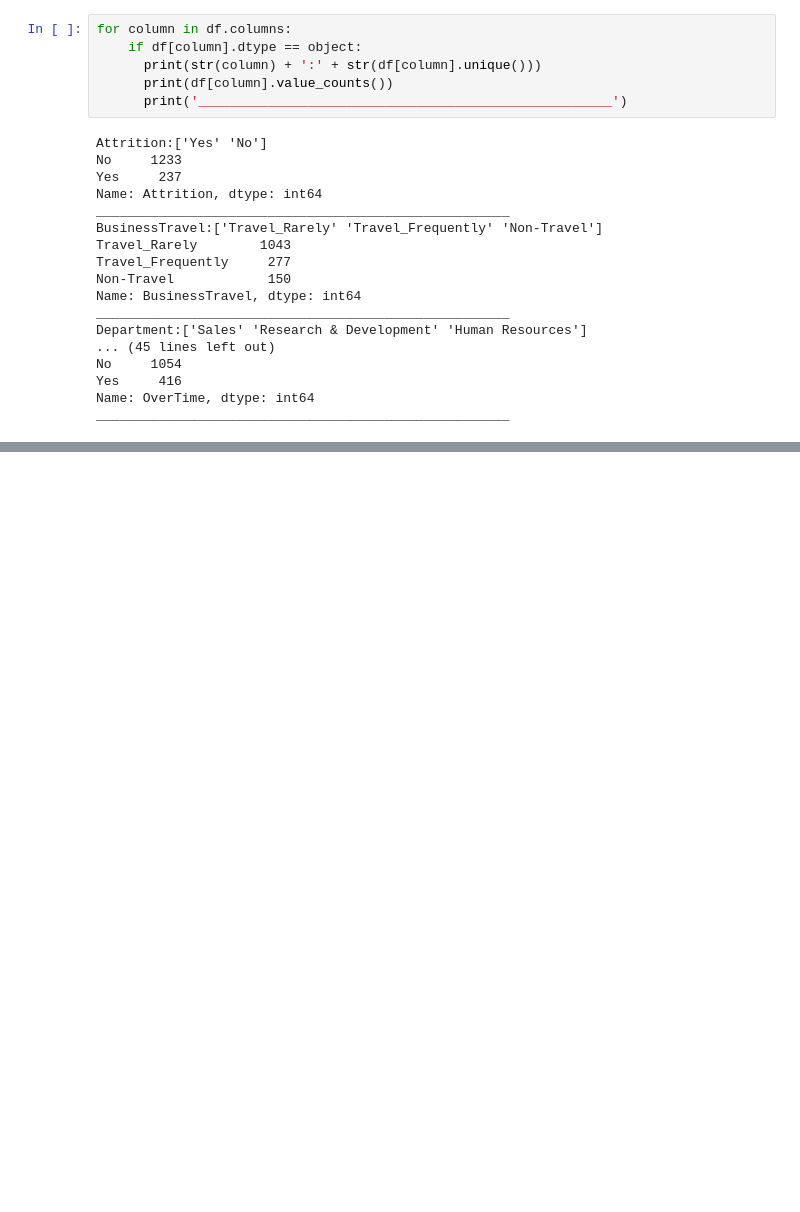
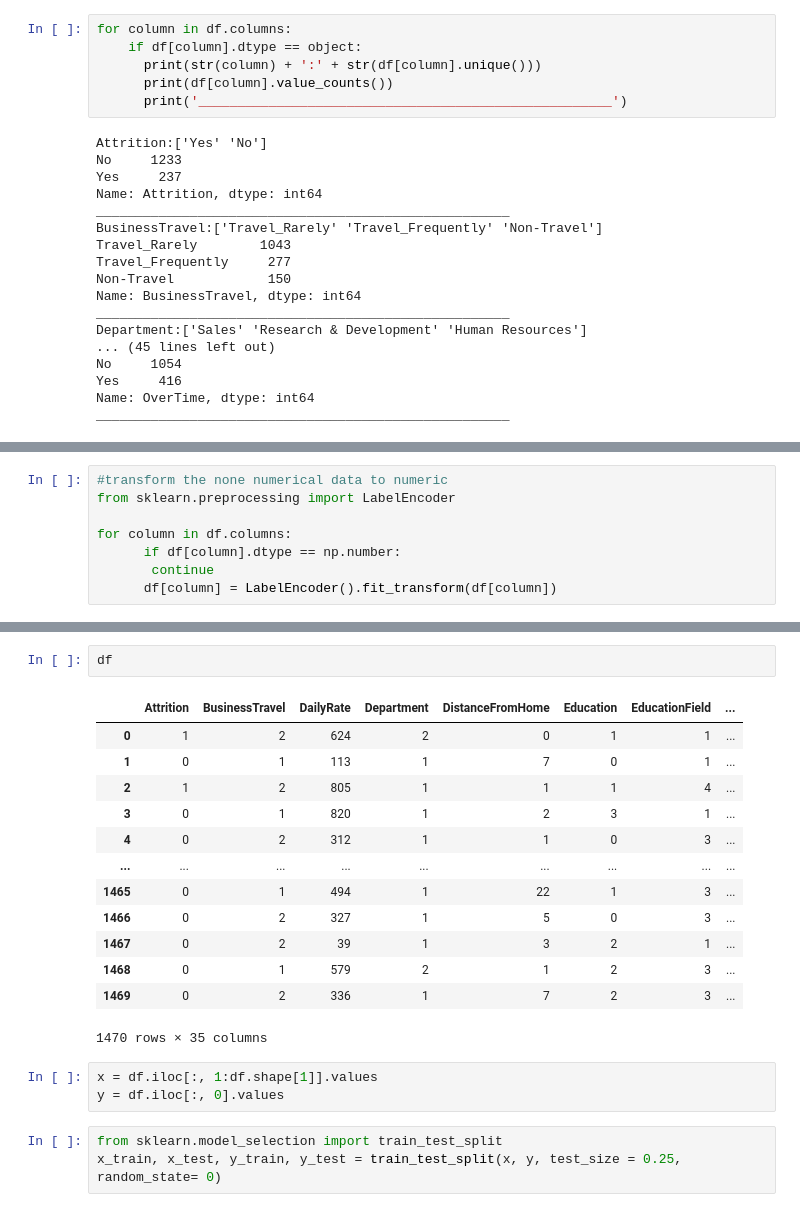
Before and after one commit to jeev64/myDB, a Jupyter notebook: EmpTurnOverPred.ipynb, the cells around one changed output, grey strips where cells are left out. Saved outputs shown, nothing was run; the diff lists cells and outputs as text; blank space fills up the shorter version.

```diff
--- a/EmpTurnOverPred.ipynb
+++ b/EmpTurnOverPred.ipynb
@@ -86,0 +95,8 @@ df.corr()
+# %%
+#transform the none numerical data to numeric
+from sklearn.preprocessing import LabelEncoder
+
+for column in df.columns:
+      if df[column].dtype == np.number:
+       continue
+      df[column] = LabelEncoder().fit_transform(df[column])
@@ -86,0 +112,22 @@ df.corr()
+# %%
+df
+# %% [output]
+|  | Attrition | BusinessTravel | DailyRate | Department | DistanceFromHome | Education | EducationField | ... |
+| 0 | 1 | 2 | 624 | 2 | 0 | 1 | 1 | ... |
+| 1 | 0 | 1 | 113 | 1 | 7 | 0 | 1 | ... |
+| 2 | 1 | 2 | 805 | 1 | 1 | 1 | 4 | ... |
+| 3 | 0 | 1 | 820 | 1 | 2 | 3 | 1 | ... |
+| 4 | 0 | 2 | 312 | 1 | 1 | 0 | 3 | ... |
+| ... | ... | ... | ... | ... | ... | ... | ... | ... |
+| 1465 | 0 | 1 | 494 | 1 | 22 | 1 | 3 | ... |
+| 1466 | 0 | 2 | 327 | 1 | 5 | 0 | 3 | ... |
+| 1467 | 0 | 2 | 39 | 1 | 3 | 2 | 1 | ... |
+| 1468 | 0 | 1 | 579 | 2 | 1 | 2 | 3 | ... |
+| 1469 | 0 | 2 | 336 | 1 | 7 | 2 | 3 | ... |
+1470 rows × 35 columns
+# %%
+x = df.iloc[:, 1:df.shape[1]].values
+y = df.iloc[:, 0].values
+# %%
+from sklearn.model_selection import train_test_split
+x_train, x_test, y_train, y_test = train_test_split(x, y, test_size = 0.25, random_state= 0)
```
Also changed, not shown: parts of 8 cells of this notebook.
